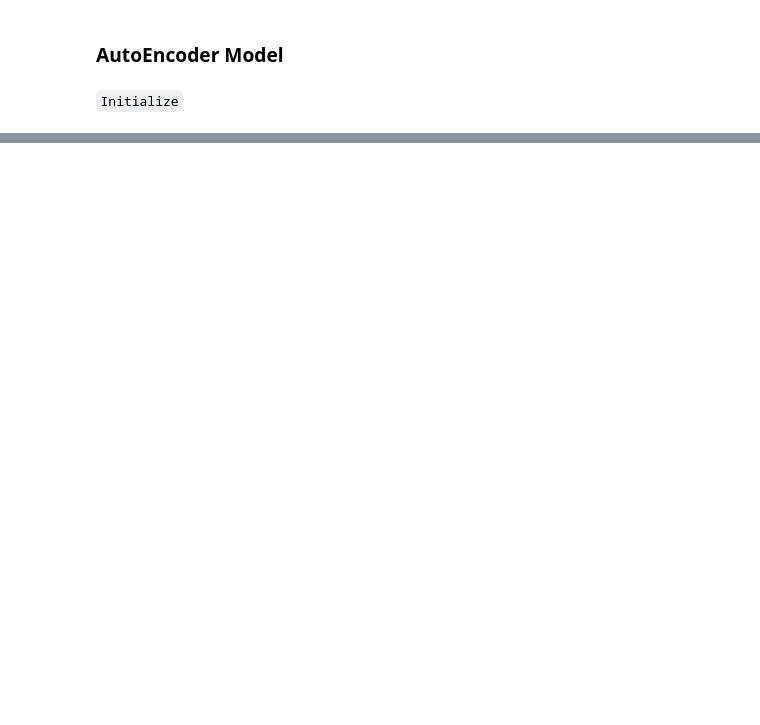
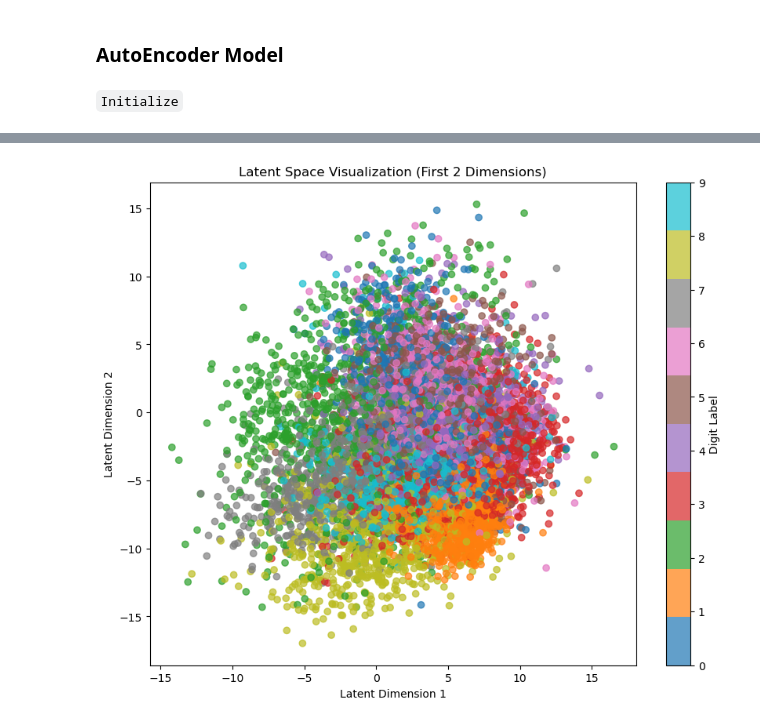
Before and after one commit to t20e/AI_projects_and_res, a Jupyter notebook: basic_ML/Encoders/autoencoder.ipynb, the cells around one changed output, grey strips where cells are left out. Cells and saved outputs as stored; diff of their text form; code cells hidden in the pictures; blank space fills up the shorter version.

```diff
--- a/basic_ML/Encoders/autoencoder.ipynb
+++ b/basic_ML/Encoders/autoencoder.ipynb
@@ -130,0 +290,35 @@ optimizer = optim.Adam(model.parameters(), lr=LEARNING_RATE)
+# %%
+import matplotlib.pyplot as plt
+import numpy as np
+
+def visualize_latent_space(model, data_loader):
+    model.eval()
+    latent_vectors = []
+    labels = []
+    with torch.no_grad():
+        for images, l in data_loader:
+            images = images.to(DEVICE)
+
+            latents = model.encode(images)
+            latent_vectors.append(latents.cpu().numpy())
+            labels.append(l.numpy())
+
+    latent_vectors = np.concatenate(latent_vectors)
+    labels = np.concatenate(labels)
+
+    plt.figure(figsize=(10, 8))
+
+    # Create a scatter plot of the first two latent dimensions
+    scatter = plt.scatter(latent_vectors[:, 0], latent_vectors[:, 1], c=labels, cmap='tab10', alpha=0.7)
+
+    plt.title('Latent Space Visualization (First 2 Dimensions)')
+    plt.xlabel('Latent Dimension 1')
+    plt.ylabel('Latent Dimension 2')
+
+    # Add a colorbar to show which color corresponds to which digit
+    plt.colorbar(scatter, ticks=range(10), label='Digit Label')
+    plt.show()
+# %%
+visualize_latent_space(model, test_loader)
+# %% [output]
+[figure, added]
```
Also changed, not shown: parts of 24 cells of this notebook, 1 other file.
